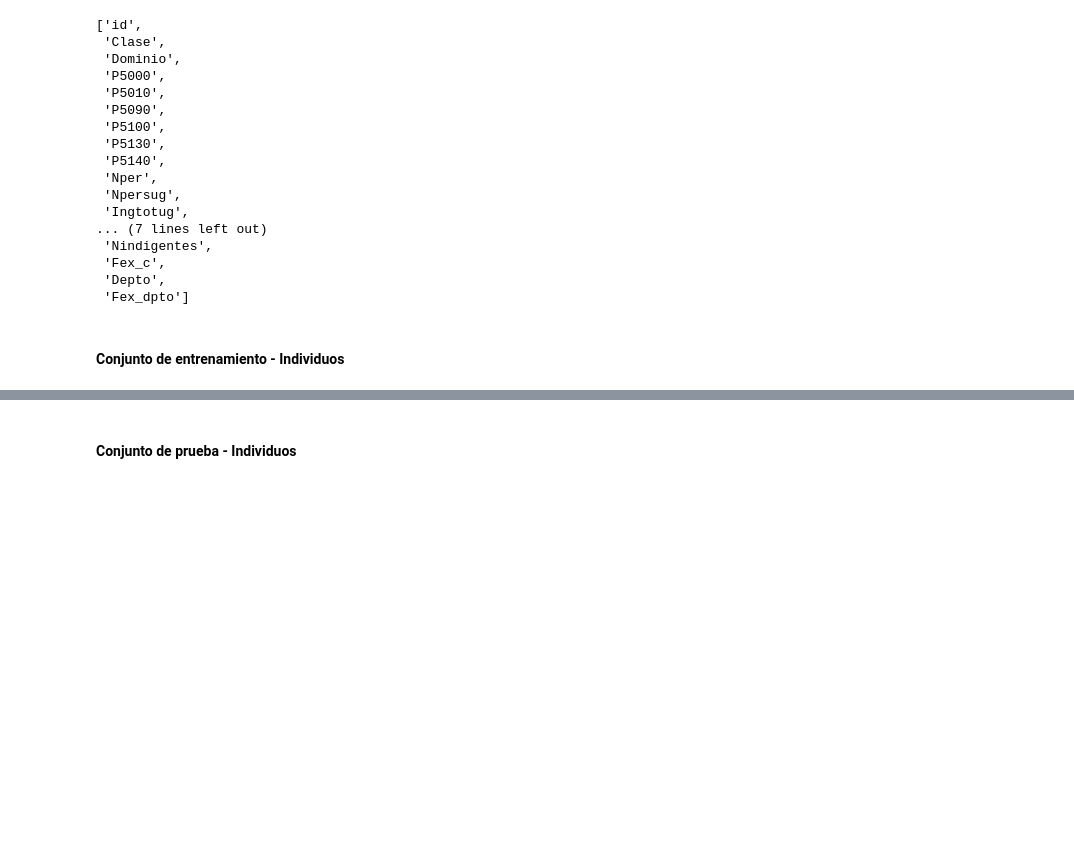
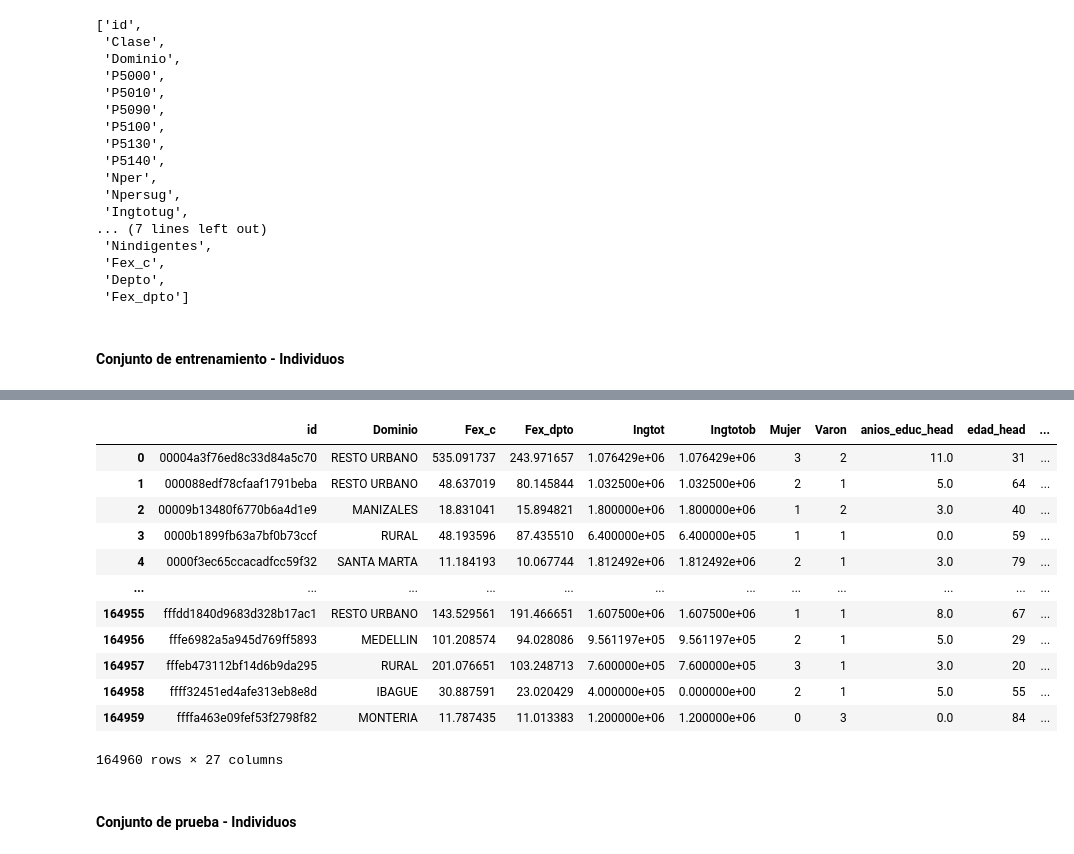
Before and after one commit to milagrosonofri/Problem_Set_2, a Jupyter notebook: scripts/1_Working_data.ipynb, the cells around one changed output, grey strips where cells are left out. Cells and saved outputs as stored; diff of their text form; code cells hidden in the pictures; blank space fills up the shorter version.

Commit message:
Modificaciones parciales en Working Data

```diff
--- a/scripts/1_Working_data.ipynb
+++ b/scripts/1_Working_data.ipynb
@@ -109,11 +160,20 @@ else:
 
 train_set_head = train_set_ind_2[train_set_ind_2['P6050'] == 1]
 
-train_set_head = train_set_head[['id','P6210s1','P6800','subsidio','P6040']]
+# Guardar las dummies del jefe de hogar junto con otras columnas relevantes
+columns_to_keep = ['id', 'P6210s1', 'P6800', 'subsidio', 'P6040'] + dummy_columns
+train_set_head = train_set_head[columns_to_keep]
 
-train_set_head = train_set_head.rename(columns={'P6210s1':'anios_educ_head','P6800':'hs_work_head',
-                                                'subsidio':'subsidio_head', 'P6040':'edad_head'})
+# Renombrar las columnas para indicar que pertenecen al jefe de hogar
+train_set_head = train_set_head.rename(columns={
+    'P6210s1': 'anios_educ_head',
+    'P6800': 'hs_work_head',
+    'subsidio': 'subsidio_head',
+    'P6040': 'edad_head',
+    **{col: f"{col}_head" for col in dummy_columns}  # Renombrar dummies para jefe de hogar
+})
 
+# Hacer el merge con train_set_ind_2 para agregar las variables del jefe de hogar
 train_set_ind_2 = train_set_ind_2.merge(train_set_head, how='left', on='id')
 
 train_set_ind_2
@@ -137,10 +194,45 @@ True
 # %%
-train_set_ind_group = pd.pivot_table(data=train_set_ind_2, values=['Ingtotob', 'Ingtot', 'Varon', 'Mujer', 'subsidio', 'infancia', 'ing_capital',
-                                                                  'anios_educ_head','hs_work_head','subsidio_head','edad_head'],
-                                    index=['id', 'Dominio', 'Fex_c', 'Fex_dpto'],
-                                    aggfunc= {'Ingtotob':'sum', 'Ingtot':'sum','Varon':'sum', 'Mujer':'sum', 'subsidio':'mean', 'infancia':'sum',
-                                             'ing_capital':'first', 'anios_educ_head':'first','hs_work_head':'first',
-                                             'subsidio_head':'first', 'edad_head': 'first'}).reset_index()
+# Identificamos las columnas dummy del jefe de hogar
+dummy_columns_head = [col for col in train_set_ind_2.columns if col.startswith('oficio_') and col.endswith('_head')]
+
+# Crear la tabla pivot
+train_set_ind_group = pd.pivot_table(
+    data=train_set_ind_2,
+    values=['Ingtotob', 'Ingtot', 'Varon', 'Mujer', 'subsidio', 'infancia', 'ing_capital',
+            'anios_educ_head', 'hs_work_head', 'subsidio_head', 'edad_head'] + dummy_columns_head,
+    index=['id', 'Dominio', 'Fex_c', 'Fex_dpto'],
+    aggfunc={
+        'Ingtotob': 'sum',  # Suma de los ingresos totales observados
+        'Ingtot': 'sum',    # Suma de los ingresos totales
+        'Varon': 'sum',     # Número total de hombres
+        'Mujer': 'sum',     # Número total de mujeres
+        'subsidio': 'mean', # Promedio de individuos con subsidio
+        'infancia': 'sum',  # Número total de individuos en infancia
+        'ing_capital': 'first',  # Primer valor de ingreso por capital (único para jefe)
+        'anios_educ_head': 'first',  # Primer valor de educación del jefe
+        'hs_work_head': 'first',     # Primer valor de horas trabajadas por el jefe
+        'subsidio_head': 'first',    # Primer valor del subsidio del jefe
+        'edad_head': 'first',        # Primer valor de edad del jefe
+        **{col: 'first' for col in dummy_columns_head}  # Usar 'first' para las dummies del jefe
+    }
+).reset_index()
+
+# Verificamos el resultado
+train_set_ind_group
+# %% [output]
+|  | id | Dominio | Fex_c | Fex_dpto | Ingtot | Ingtotob | Mujer | Varon | anios_educ_head | edad_head | ... |
+| 0 | 00004a3f76ed8c33d84a5c70 | RESTO URBANO | 535.091737 | 243.971657 | 1.076429e+06 | 1.076429e+06 | 3 | 2 | 11.0 | 31 | ... |
+| 1 | 000088edf78cfaaf1791beba | RESTO URBANO | 48.637019 | 80.145844 | 1.032500e+06 | 1.032500e+06 | 2 | 1 | 5.0 | 64 | ... |
+| 2 | 00009b13480f6770b6a4d1e9 | MANIZALES | 18.831041 | 15.894821 | 1.800000e+06 | 1.800000e+06 | 1 | 2 | 3.0 | 40 | ... |
+| 3 | 0000b1899fb63a7bf0b73ccf | RURAL | 48.193596 | 87.435510 | 6.400000e+05 | 6.400000e+05 | 1 | 1 | 0.0 | 59 | ... |
+| 4 | 0000f3ec65ccacadfcc59f32 | SANTA MARTA | 11.184193 | 10.067744 | 1.812492e+06 | 1.812492e+06 | 2 | 1 | 3.0 | 79 | ... |
+| ... | ... | ... | ... | ... | ... | ... | ... | ... | ... | ... | ... |
+| 164955 | fffdd1840d9683d328b17ac1 | RESTO URBANO | 143.529561 | 191.466651 | 1.607500e+06 | 1.607500e+06 | 1 | 1 | 8.0 | 67 | ... |
+| 164956 | fffe6982a5a945d769ff5893 | MEDELLIN | 101.208574 | 94.028086 | 9.561197e+05 | 9.561197e+05 | 2 | 1 | 5.0 | 29 | ... |
+| 164957 | fffeb473112bf14d6b9da295 | RURAL | 201.076651 | 103.248713 | 7.600000e+05 | 7.600000e+05 | 3 | 1 | 3.0 | 20 | ... |
+| 164958 | ffff32451ed4afe313eb8e8d | IBAGUE | 30.887591 | 23.020429 | 4.000000e+05 | 0.000000e+00 | 2 | 1 | 5.0 | 55 | ... |
+| 164959 | ffffa463e09fef53f2798f82 | MONTERIA | 11.787435 | 11.013383 | 1.200000e+06 | 1.200000e+06 | 0 | 3 | 0.0 | 84 | ... |
+164960 rows × 27 columns
 # %% [markdown]
 #### Conjunto de prueba - Individuos
 # %%
```
Also changed, not shown: parts of 4 cells of this notebook.
